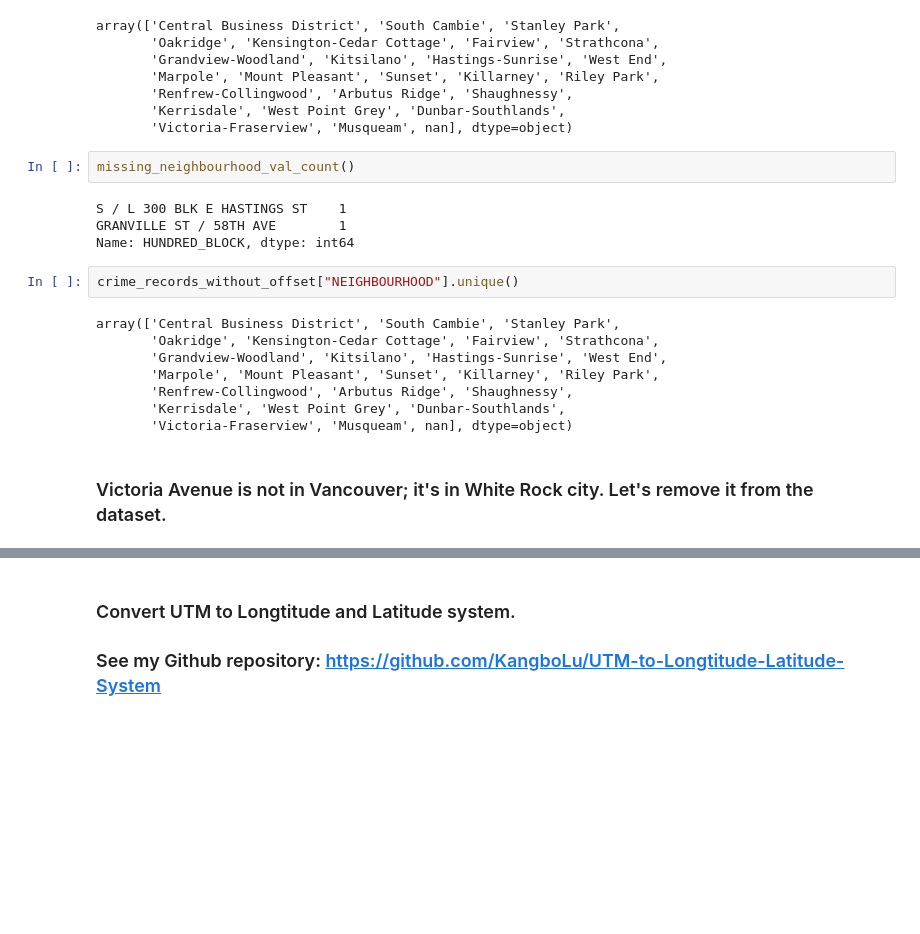
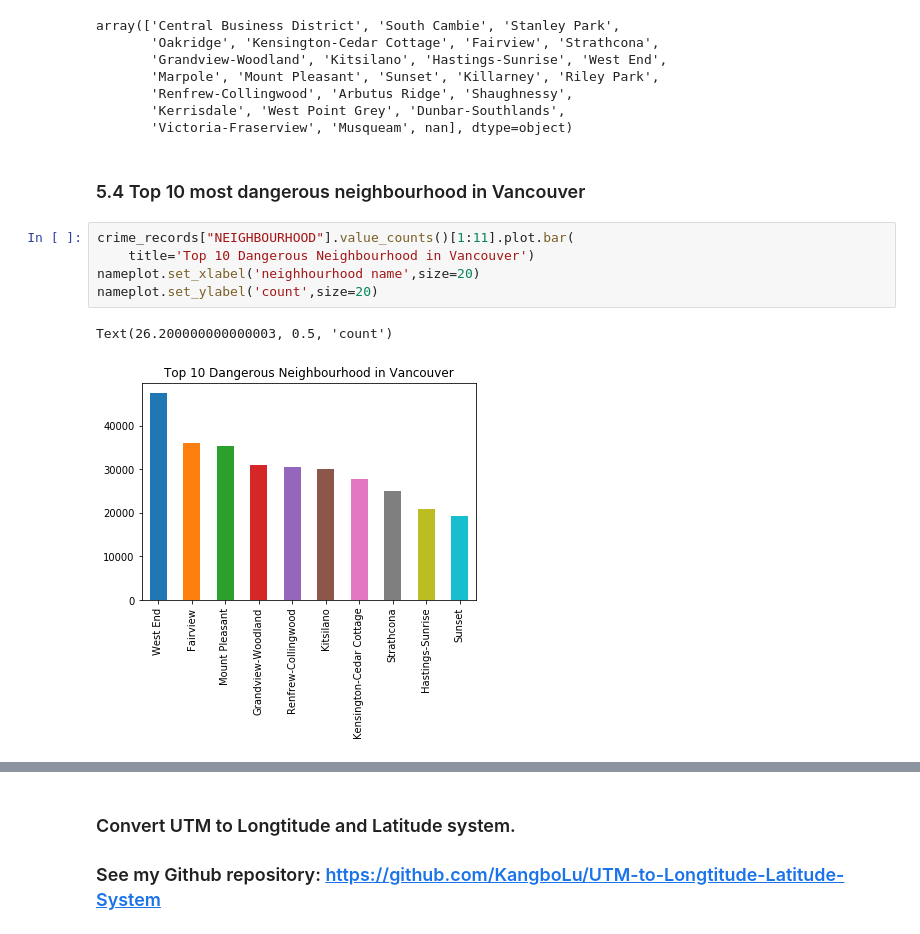
Before and after one commit to KangboLu/Exploratory-Analysis-of-Vancouver-Crimes, a Jupyter notebook: Exploratory Analysis of Vancouver Crime Data .ipynb, the cells around one changed output, grey strips where cells are left out. Saved outputs shown, nothing was run; the diff lists cells and outputs as text; blank space fills up the shorter version.

Commit message:
add west end analysis

```diff
--- a/Exploratory Analysis of Vancouver Crime Data .ipynb
+++ b/Exploratory Analysis of Vancouver Crime Data .ipynb
@@ -431,21 +433,13 @@ array(['Central Business District', 'South Cambie', 'Stanley Park',
        'Renfrew-Collingwood', 'Arbutus Ridge', 'Shaughnessy',
        'Kerrisdale', 'West Point Grey', 'Dunbar-Southlands',
        'Victoria-Fraserview', 'Musqueam', nan], dtype=object)
-# %%
-missing_neighbourhood_val_count()
-# %% [output]
-S / L 300 BLK E HASTINGS ST    1
-GRANVILLE ST / 58TH AVE        1
-Name: HUNDRED_BLOCK, dtype: int64
-# %%
-crime_records_without_offset["NEIGHBOURHOOD"].unique()
-# %% [output]
-array(['Central Business District', 'South Cambie', 'Stanley Park',
-       'Oakridge', 'Kensington-Cedar Cottage', 'Fairview', 'Strathcona',
-       'Grandview-Woodland', 'Kitsilano', 'Hastings-Sunrise', 'West End',
-       'Marpole', 'Mount Pleasant', 'Sunset', 'Killarney', 'Riley Park',
-       'Renfrew-Collingwood', 'Arbutus Ridge', 'Shaughnessy',
-       'Kerrisdale', 'West Point Grey', 'Dunbar-Southlands',
-       'Victoria-Fraserview', 'Musqueam', nan], dtype=object)
-# %% [markdown]
-### Victoria Avenue is not in Vancouver; it's in White Rock city. Let's remove it from the dataset.
+# %% [markdown]
+### 5.4 Top 10 most dangerous neighbourhood in Vancouver
+# %%
+crime_records["NEIGHBOURHOOD"].value_counts()[1:11].plot.bar(
+    title='Top 10 Dangerous Neighbourhood in Vancouver')
+nameplot.set_xlabel('neighhourhood name',size=20)
+nameplot.set_ylabel('count',size=20)
+# %% [output]
+Text(26.200000000000003, 0.5, 'count')
+[figure, added]
```
Also changed, not shown: parts of 2 cells of this notebook, 1 other file.
